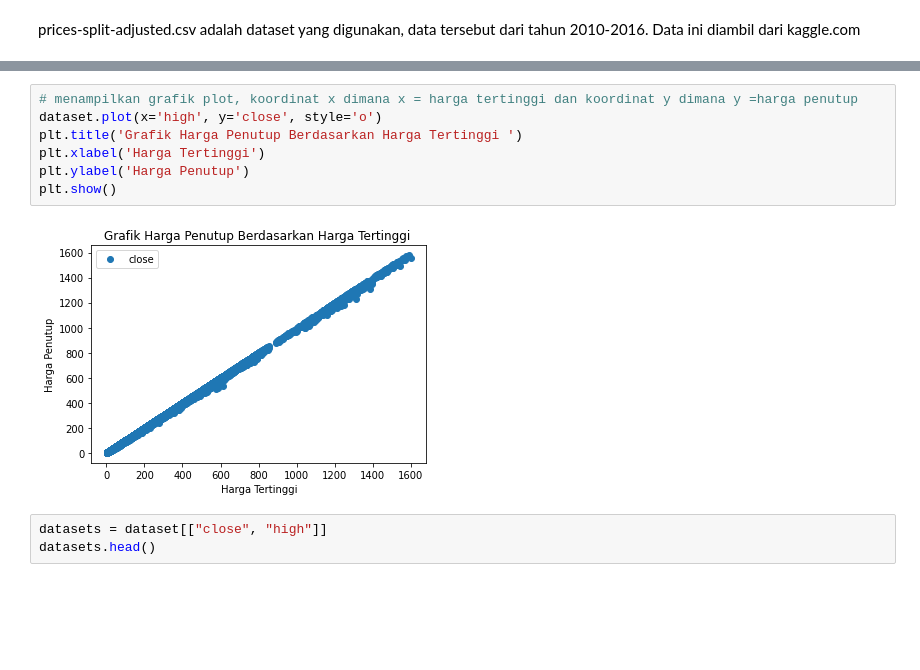
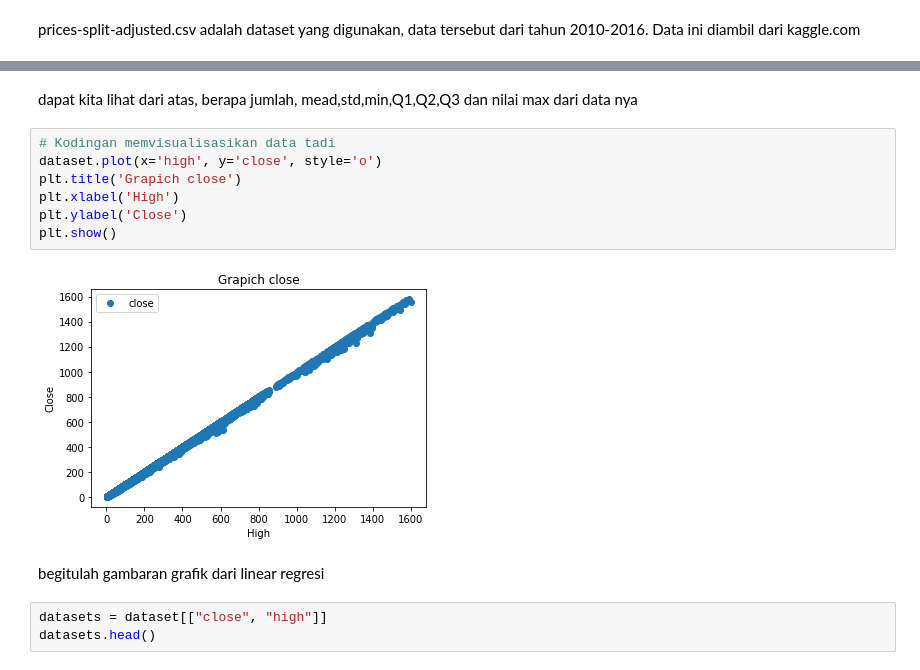
Before and after one commit to ringgoagsya/latihan_python, a Jupyter notebook: LinearRegresionRinggo_1811522023.ipynb, the cells around one changed output, grey strips where cells are left out. Drawn from its saved outputs; the diff is of its cells as text; blank space fills up the shorter version.

```diff
--- a/LinearRegresionRinggo_1811522023.ipynb
+++ b/LinearRegresionRinggo_1811522023.ipynb
@@ -51,12 +54,16 @@ dataset.describe()
+# %% [markdown]
+dapat kita lihat dari atas, berapa jumlah, mead,std,min,Q1,Q2,Q3 dan nilai max dari data nya
 # %%
-# menampilkan grafik plot, koordinat x dimana x = harga tertinggi dan koordinat y dimana y =harga penutup
+# Kodingan memvisualisasikan data tadi
 dataset.plot(x='high', y='close', style='o')
-plt.title('Grafik Harga Penutup Berdasarkan Harga Tertinggi ')
-plt.xlabel('Harga Tertinggi')
-plt.ylabel('Harga Penutup')
+plt.title('Grapich close')
+plt.xlabel('High')
+plt.ylabel('Close')
 plt.show()
 # %% [output]
-[figure, old version]
+[figure, new version]
+# %% [markdown]
+begitulah gambaran grafik dari linear regresi
 # %%
 datasets = dataset[["close", "high"]]
 datasets.head()
```
Also changed, not shown: parts of 18 cells of this notebook.
